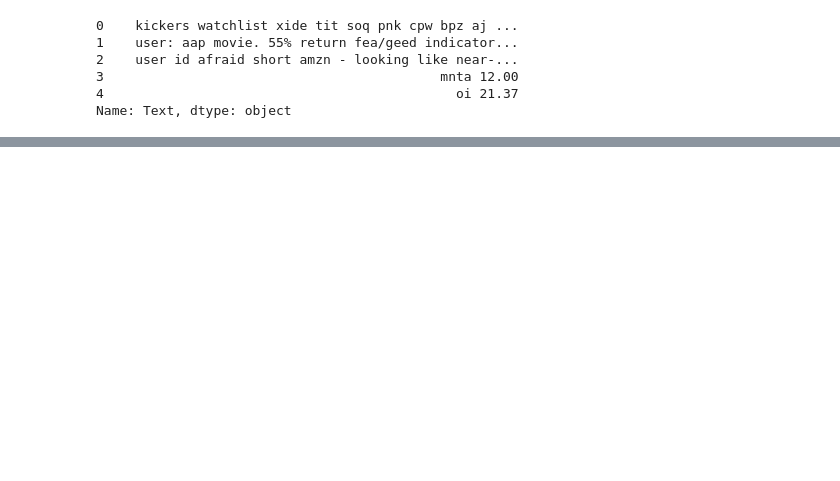
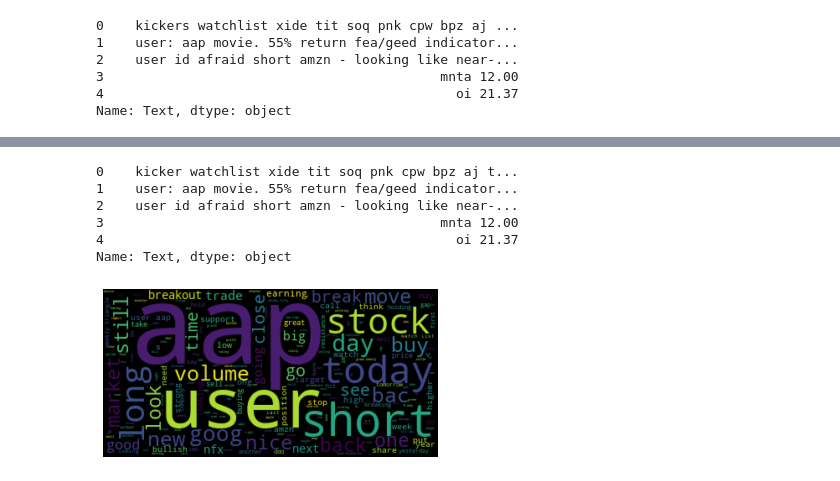
Before and after one commit to Wulffn/DSC_Exam, a Jupyter notebook: notebooks/datacleansing_sentiment.ipynb, the cells around one changed output, grey strips where cells are left out. Cells and saved outputs as stored; diff of their text form; code cells hidden in the pictures; blank space fills up the shorter version.

```diff
--- a/notebooks/datacleansing_sentiment.ipynb
+++ b/notebooks/datacleansing_sentiment.ipynb
@@ -186,0 +166,24 @@ for list in row_text_without_stopwords:
+# %%
+# https://www.tutorialspoint.com/natural_language_toolkit/natural_language_toolkit_stemming_lemmatization.htm
+
+# A WhitespaceTokenizer is a tokenizer that divides text at whitespace.
+w_tokenizer = nltk.tokenize.WhitespaceTokenizer()
+
+# lemmatization technique looks at the meaning of the word. It means after applying lemmatization, we will always get a valid word.
+lemmatizer = nltk.stem.WordNetLemmatizer()
+
+def lemmatize_text(text):
+    return [lemmatizer.lemmatize(w) for w in w_tokenizer.tokenize(text)]
+# %%
+data['Text'] = data['Text'].astype(str).apply(lemmatize_text)
+# %%
+data['Text'] = data['Text'].apply(collapse_list_to_string)
+# %%
+display(data['Text'].head(5))
+# %% [output]
+0    kicker watchlist xide tit soq pnk cpw bpz aj t...
+1    user: aap movie. 55% return fea/geed indicator...
+2    user id afraid short amzn - looking like near-...
+3                                           mnta 12.00
+4                                             oi 21.37
+Name: Text, dtype: object
@@ -186,0 +192,18 @@ for list in row_text_without_stopwords:
+# %%
+# Just for fun
+
+def plot_wordcloud(series,output_filename='wordcloud'):
+
+    from wordcloud import WordCloud
+
+    wordcloud = WordCloud().generate(' '.join(series.astype(str)))
+
+    wordcloud.to_file(output_filename + '.png')
+
+    plt.imshow(wordcloud, interpolation='bilinear')
+
+    plt.axis("off")
+
+plot_wordcloud(data['Text'],'overall-wordcloud')
+# %% [output]
+[figure, added]
```
Also changed, not shown: parts of 11 cells of this notebook, 2 other files.
